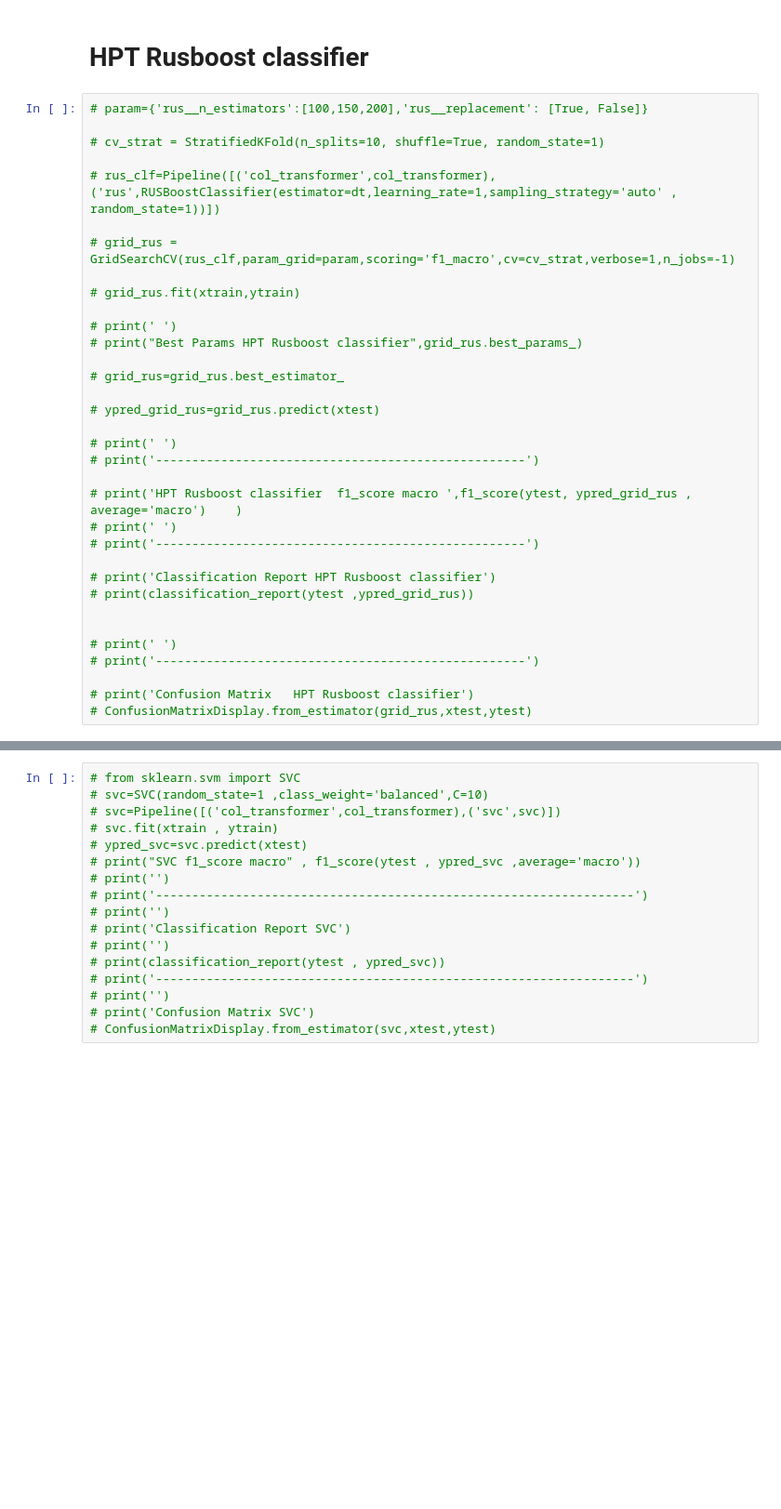
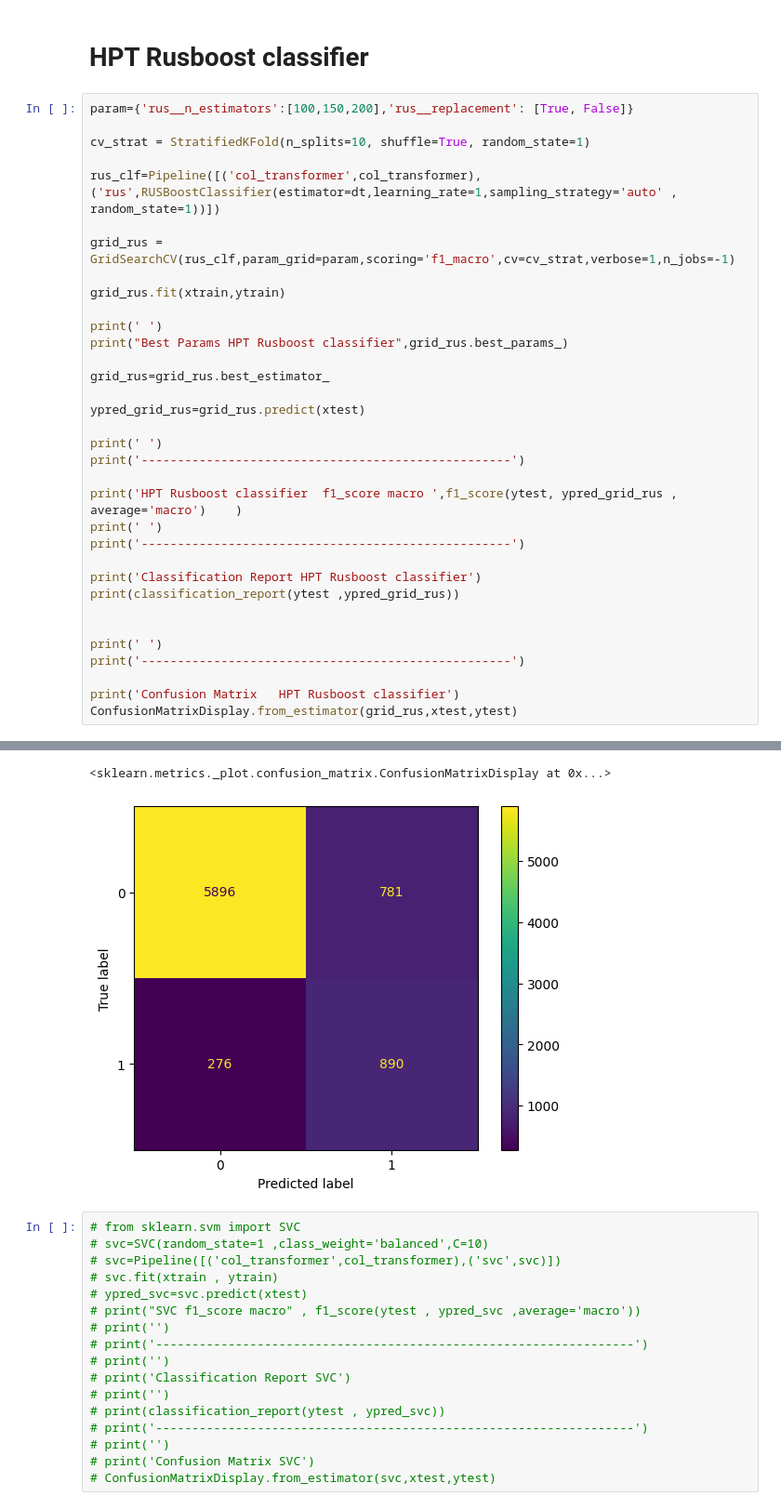
Before and after one commit to linisha04/Predict-the-Success-of-Bank-telemarketing, a Jupyter notebook: liniiiii.ipynb, the cells around one changed output, grey strips where cells are left out. Shown at 93% size. Saved outputs shown, nothing was run; the diff lists cells and outputs as text; blank space fills up the shorter version.

Commit message:
Kaggle Notebook | 22f2000254-notebook-t32024 | 92-grid_rus

```diff
--- a/liniiiii.ipynb
+++ b/liniiiii.ipynb
@@ -1312,36 +1287,37 @@ Confusion Matrix
 # %% [markdown]
 # HPT Rusboost classifier
 # %%
-# param={'rus__n_estimators':[100,150,200],'rus__replacement': [True, False]}
+param={'rus__n_estimators':[100,150,200],'rus__replacement': [True, False]}
 
-# cv_strat = StratifiedKFold(n_splits=10, shuffle=True, random_state=1)
+cv_strat = StratifiedKFold(n_splits=10, shuffle=True, random_state=1)
 
-# rus_clf=Pipeline([('col_transformer',col_transformer),('rus',RUSBoostClassifier(estimator=dt,learning_rate=1,sampling_strategy='auto' , random_state=1))])
+rus_clf=Pipeline([('col_transformer',col_transformer),('rus',RUSBoostClassifier(estimator=dt,learning_rate=1,sampling_strategy='auto' , random_state=1))])
 
-# grid_rus = GridSearchCV(rus_clf,param_grid=param,scoring='f1_macro',cv=cv_strat,verbose=1,n_jobs=-1)
+grid_rus = GridSearchCV(rus_clf,param_grid=param,scoring='f1_macro',cv=cv_strat,verbose=1,n_jobs=-1)
 
-# grid_rus.fit(xtrain,ytrain)
+grid_rus.fit(xtrain,ytrain)
 
-# print(' ')
-# print("Best Params HPT Rusboost classifier",grid_rus.best_params_)
+print(' ')
+print("Best Params HPT Rusboost classifier",grid_rus.best_params_)
 
-# grid_rus=grid_rus.best_estimator_
+grid_rus=grid_rus.best_estimator_
 
-# ypred_grid_rus=grid_rus.predict(xtest)
+ypred_grid_rus=grid_rus.predict(xtest)
 
-# print(' ')
-# print('---------------------------------------------------')
+print(' ')
+print('---------------------------------------------------')
 
-# print('HPT Rusboost classifier  f1_score macro ',f1_score(ytest, ypred_grid_rus , average='macro')    )
-# print(' ')
-# print('---------------------------------------------------')
+print('HPT Rusboost classifier  f1_score macro ',f1_score(ytest, ypred_grid_rus , average='macro')    )
+print(' ')
+print('---------------------------------------------------')
 
-# print('Classification Report HPT Rusboost classifier')
-# print(classification_report(ytest ,ypred_grid_rus))
+print('Classification Report HPT Rusboost classifier')
+print(classification_report(ytest ,ypred_grid_rus))
 
 
-# print(' ')
-# print('---------------------------------------------------')
+print(' ')
+print('---------------------------------------------------')
 
-# print('Confusion Matrix   HPT Rusboost classifier')
-# ConfusionMatrixDisplay.from_estimator(grid_rus,xtest,ytest)
+print('Confusion Matrix   HPT Rusboost classifier')
+ConfusionMatrixDisplay.from_estimator(grid_rus,xtest,ytest)
+# %% [output]
@@ -1348,3 +1341,5 @@ Confusion Matrix
+<sklearn.metrics._plot.confusion_matrix.ConfusionMatrixDisplay at 0x...>
+[figure, added]
 # %%
 # from sklearn.svm import SVC
 # svc=SVC(random_state=1 ,class_weight='balanced',C=10)
```
Also changed, not shown: parts of 6 cells of this notebook.
